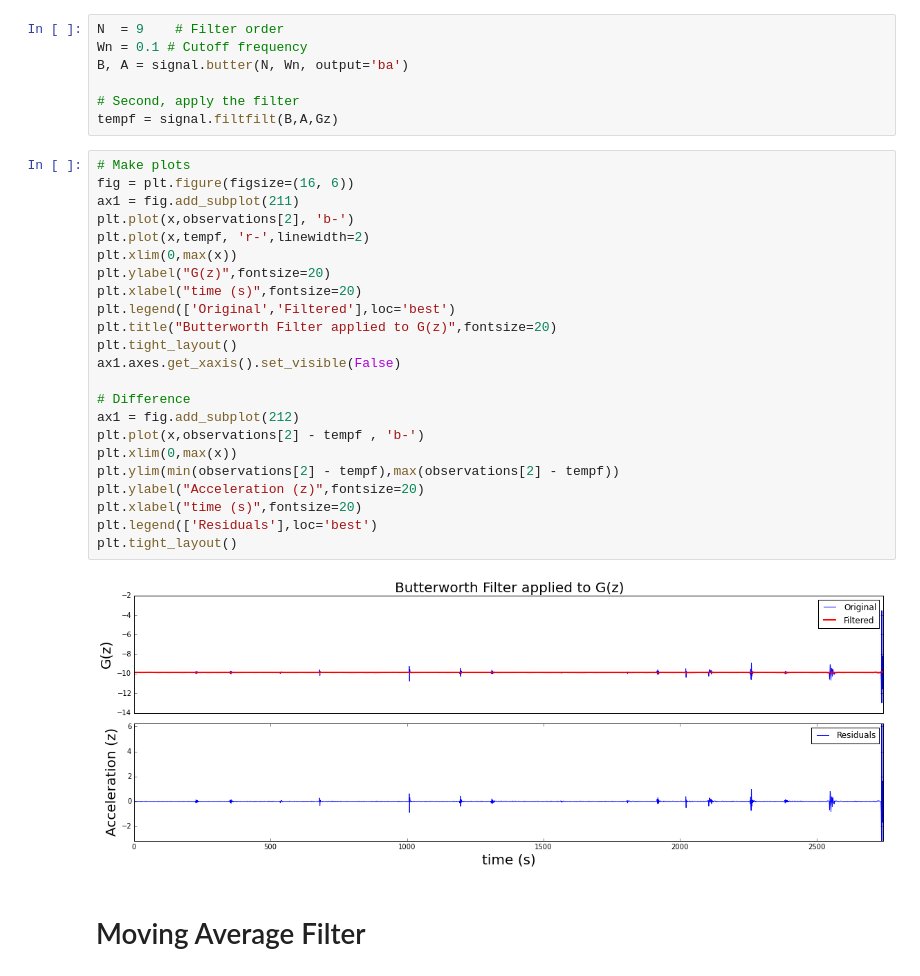
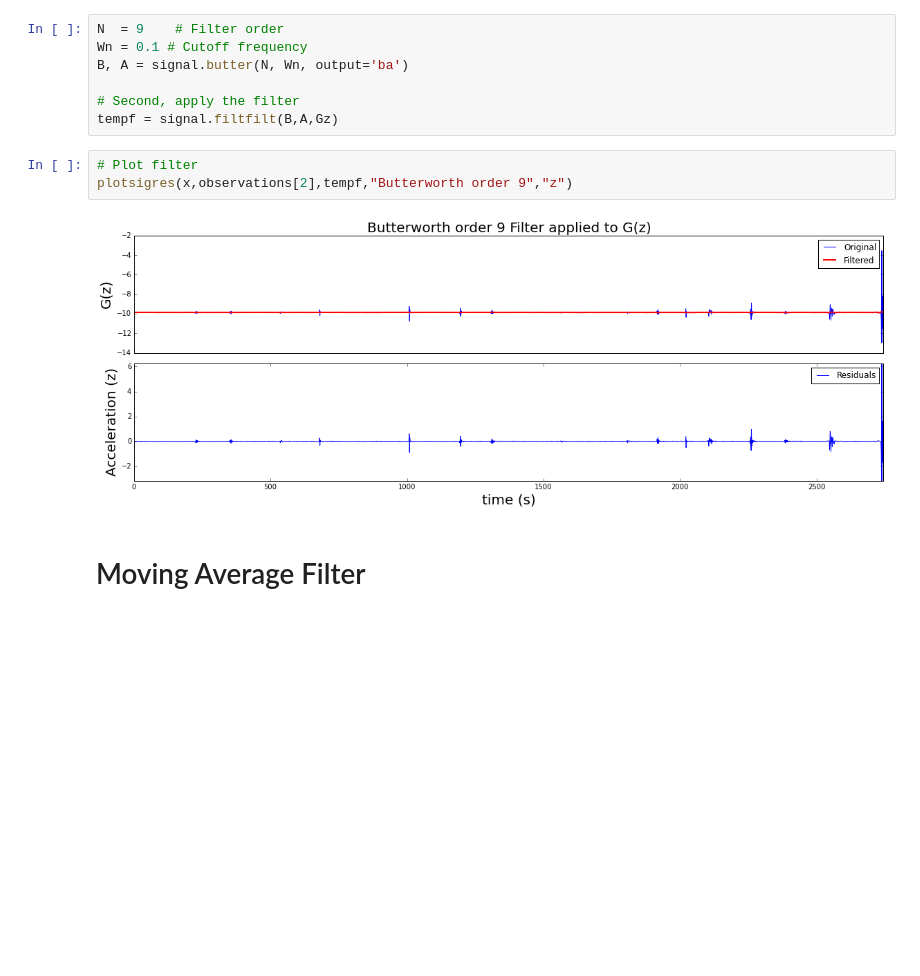
Before and after one commit to theholymath/acceleromter-filter-testing, a Jupyter notebook: Accelerometer Testing.ipynb, the cells around one changed output. Saved outputs shown, nothing was run; the diff lists cells and outputs as text; blank space fills up the shorter version.

```diff
--- a/Accelerometer Testing.ipynb
+++ b/Accelerometer Testing.ipynb
@@ -131,30 +132,10 @@ B, A = signal.butter(N, Wn, output='ba')
 
 # Second, apply the filter
 tempf = signal.filtfilt(B,A,Gz)
-# %%
-# Make plots
-fig = plt.figure(figsize=(16, 6))
-ax1 = fig.add_subplot(211)
-plt.plot(x,observations[2], 'b-')
-plt.plot(x,tempf, 'r-',linewidth=2)
-plt.xlim(0,max(x))
-plt.ylabel("G(z)",fontsize=20)
-plt.xlabel("time (s)",fontsize=20)
-plt.legend(['Original','Filtered'],loc='best')
-plt.title("Butterworth Filter applied to G(z)",fontsize=20)
-plt.tight_layout()
-ax1.axes.get_xaxis().set_visible(False)
-
-# Difference
-ax1 = fig.add_subplot(212)
-plt.plot(x,observations[2] - tempf , 'b-')
-plt.xlim(0,max(x))
-plt.ylim(min(observations[2] - tempf),max(observations[2] - tempf))
-plt.ylabel("Acceleration (z)",fontsize=20)
-plt.xlabel("time (s)",fontsize=20)
-plt.legend(['Residuals'],loc='best')
-plt.tight_layout()
-# %% [output]
-[figure, removed]
+# %%
+# Plot filter
+plotsigres(x,observations[2],tempf,"Butterworth order 9","z")
+# %% [output]
+[figure, added]
 # %% [markdown]
 # Moving Average Filter
```
Also changed, not shown: parts of 7 cells of this notebook.
